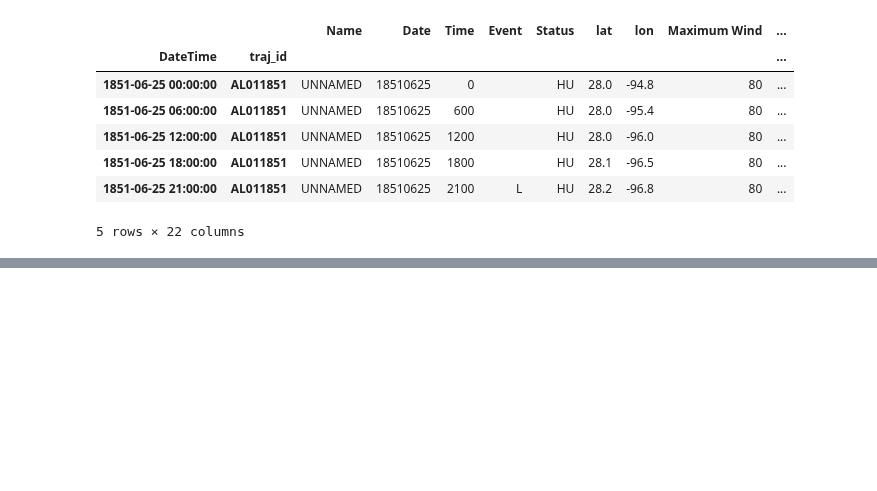
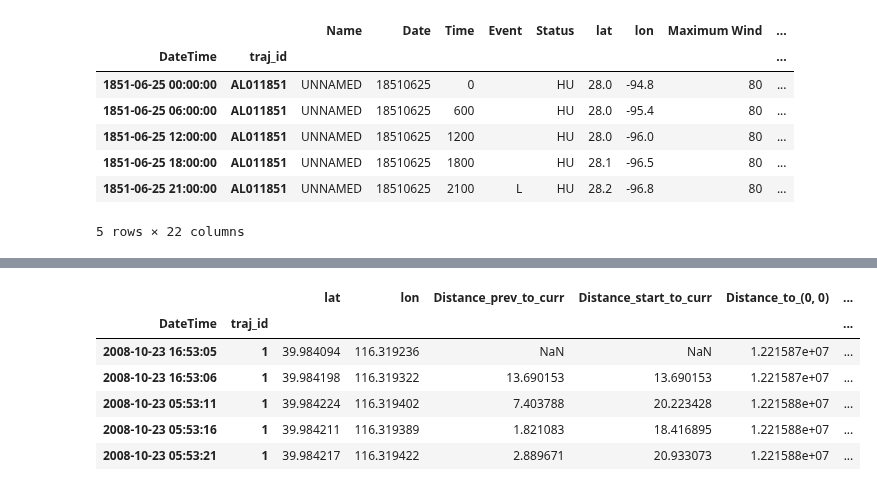
Before and after one commit to YakshHaranwala/PTRAIL, a Jupyter notebook: examples/spatial_examples.ipynb, the cells around one changed output, grey strips where cells are left out. Saved outputs shown, nothing was run; the diff lists cells and outputs as text; code cells hidden in the pictures; blank space fills up the shorter version.

```diff
--- a/examples/spatial_examples.ipynb
+++ b/examples/spatial_examples.ipynb
@@ -357,0 +480,8 @@ Wall time: 37.8 ms
+# %%
+%%time
+
+# Now, lets calculate the bearing rate between 2 consecutive points.
+# First, we will do it for the geolife dataset.
+geolife = spatial.create_bearing_rate_column(geolife)
+geolife.head()
+# %% [output]
@@ -357,0 +490,7 @@ Wall time: 37.8 ms
+|  |  | lat | lon | Distance_prev_to_curr | Distance_start_to_curr | Distance_to_(0, 0) | ... |
+| DateTime | traj_id |  |  |  |  |  | ... |
+| 2008-10-23 16:53:05 | 1 | 39.984094 | 116.319236 | NaN | NaN | 1.221587e+07 | ... |
+| 2008-10-23 16:53:06 | 1 | 39.984198 | 116.319322 | 13.690153 | 13.690153 | 1.221587e+07 | ... |
+| 2008-10-23 05:53:11 | 1 | 39.984224 | 116.319402 | 7.403788 | 20.223428 | 1.221588e+07 | ... |
+| 2008-10-23 05:53:16 | 1 | 39.984211 | 116.319389 | 1.821083 | 18.416895 | 1.221588e+07 | ... |
+| 2008-10-23 05:53:21 | 1 | 39.984217 | 116.319422 | 2.889671 | 20.933073 | 1.221588e+07 | ... |
```
Also changed, not shown: parts of 33 cells of this notebook, 2 other files.
